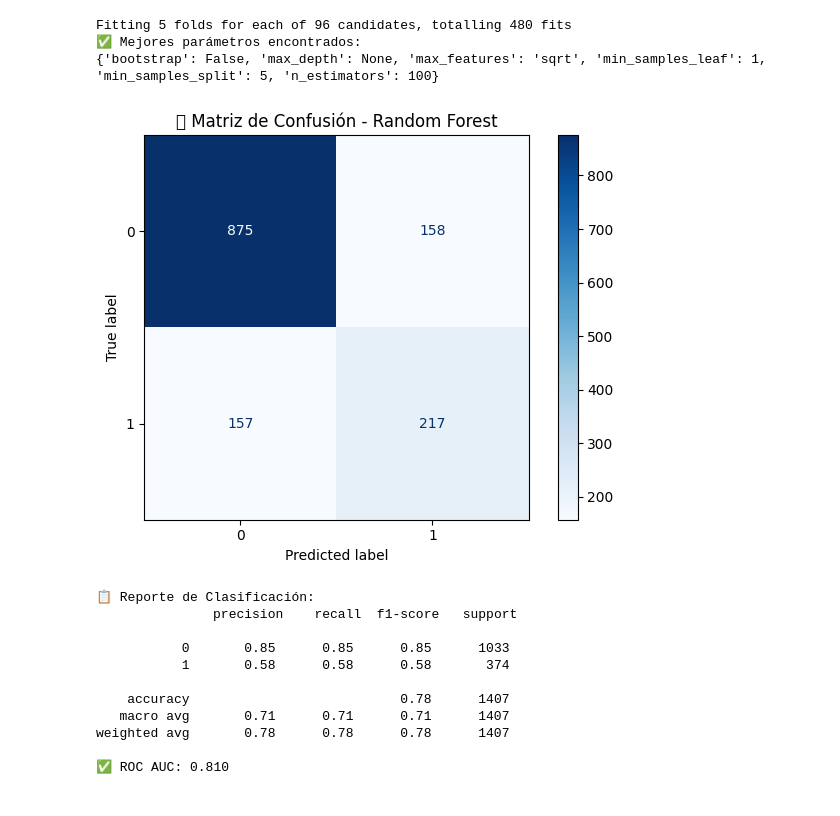
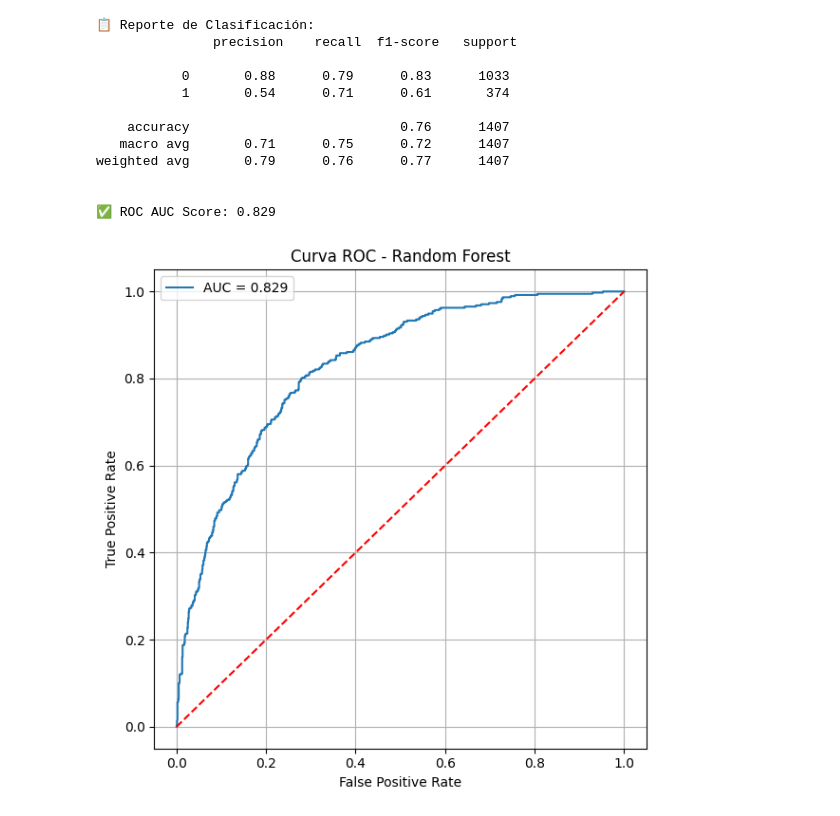
Before and after one commit to AnaBatres/ProyectoML, a Jupyter notebook: RandomForest.ipynb, the cells around one changed output. Saved outputs shown, nothing was run; the diff lists cells and outputs as text; code cells hidden in the pictures.

```diff
--- a/RandomForest.ipynb
+++ b/RandomForest.ipynb
@@ -4,21 +4,16 @@ import numpy as np
 from sklearn.ensemble import RandomForestClassifier
 from sklearn.model_selection import train_test_split
 from sklearn.preprocessing import StandardScaler
-from sklearn.metrics import classification_report, confusion_matrix, roc_auc_score, roc_curve
+from sklearn.metrics import classification_report, roc_auc_score, roc_curve
 import matplotlib.pyplot as plt
 import seaborn as sns
-from sklearn.model_selection import RandomizedSearchCV
 from imblearn.over_sampling import SMOTE
 
 
-# 1. Cargar y limpiar datos
 df = pd.read_csv("teleco_clean.csv")
 df['TotalCharges'] = pd.to_numeric(df['TotalCharges'], errors='coerce')
 
-for col in ['tenure', 'MonthlyCharges', 'TotalCharges']:
-    Q1, Q3 = df[col].quantile([0.25, 0.75])
-    IQR = Q3 - Q1
-    df = df[(df[col] >= Q1 - 1.5 * IQR) & (df[col] <= Q3 + 1.5 * IQR)]
+# No eliminamos outliers
 
 X = df.drop(columns=['Churn'])
 y = df['Churn']
@@ -35,55 +30,51 @@ X_train_res, y_train_res = sm.fit_resample(X_train, y_train)
 rf = RandomForestClassifier(
     n_estimators=200,
     max_depth=10,
-    class_weight='balanced',
     random_state=42
 )
 
-rf.fit(X_train, y_train)
+rf.fit(X_train_res, y_train_res)
 
 y_pred = rf.predict(X_test)
 y_proba = rf.predict_proba(X_test)[:, 1]
 
-print("\n📊 Matriz de Confusión:\n", confusion_matrix(y_test, y_pred))
 print("\n📋 Reporte de Clasificación:\n", classification_report(y_test, y_pred))
 
 auc = roc_auc_score(y_test, y_proba)
 print(f"\n✅ ROC AUC Score: {auc:.3f}")
 
 fpr, tpr, _ = roc_curve(y_test, y_proba)
 plt.figure(figsize=(6, 6))
 plt.plot(fpr, tpr, label=f"AUC = {auc:.3f}")
 plt.plot([0, 1], [0, 1], 'r--')
 plt.xlabel("False Positive Rate")
 plt.ylabel("True Positive Rate")
 plt.title("Curva ROC - Random Forest")
 plt.legend()
 plt.grid(True)
 plt.tight_layout()
 plt.show()
 
 #Importancia de variables
 importances = pd.Series(rf.feature_importances_, index=X.columns)
 top_features = importances.sort_values(ascending=False).head(15)
 
 plt.figure(figsize=(8, 5))
 sns.barplot(x=top_features.values, y=top_features.index)
 plt.title("Top 15 Variables más importantes (Random Forest)")
 plt.tight_layout()
 plt.show()
 # %% [output]
-Fitting 5 folds for each of 96 candidates, totalling 480 fits
-✅ Mejores parámetros encontrados:
-{'bootstrap': False, 'max_depth': None, 'max_features': 'sqrt', 'min_samples_leaf': 1, 'min_samples_split': 5, 'n_estimators': 100}
+📋 Reporte de Clasificación:
+               precision    recall  f1-score   support
+
+           0       0.88      0.79      0.83      1033
+           1       0.54      0.71      0.61       374
+
+    accuracy                           0.76      1407
+   macro avg       0.71      0.75      0.72      1407
+weighted avg       0.79      0.76      0.77      1407
+
+
+✅ ROC AUC Score: 0.829
-[figure, old version]
+[figure, new version]
-📋 Reporte de Clasificación:
-               precision    recall  f1-score   support
-
-           0       0.85      0.85      0.85      1033
-           1       0.58      0.58      0.58       374
-
-    accuracy                           0.78      1407
-   macro avg       0.71      0.71      0.71      1407
-weighted avg       0.78      0.78      0.78      1407
-
-✅ ROC AUC: 0.810
```
Also changed, not shown: parts of 2 cells of this notebook, 3 other files.
